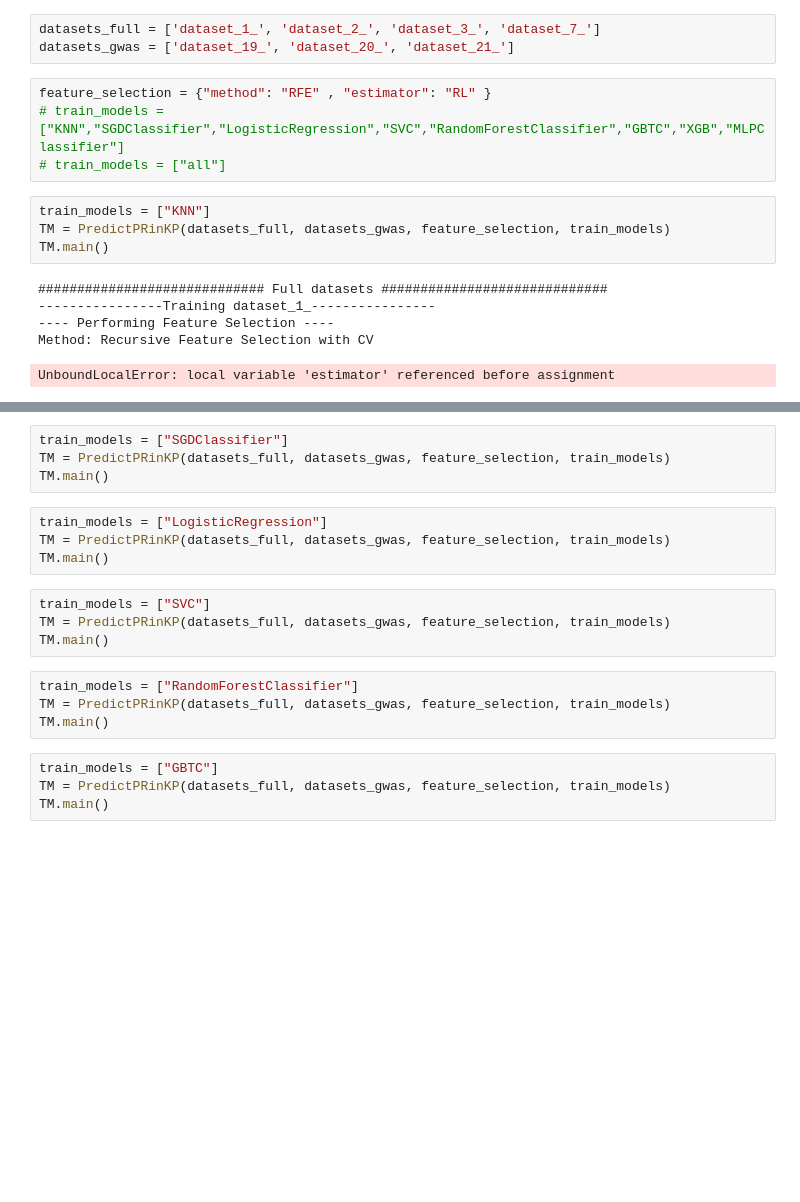
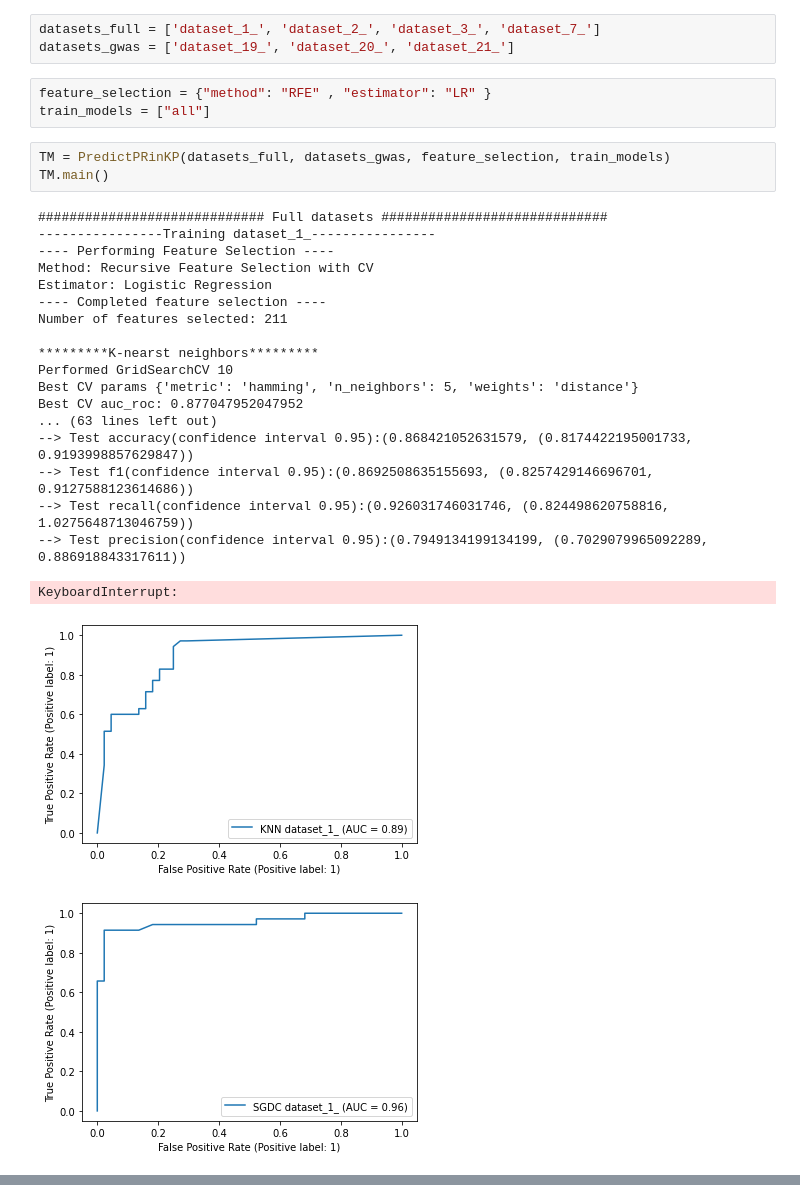
Before and after one commit to Arthurcrs/tcc_acrs, a Jupyter notebook: notebooks/RFE_RL.ipynb, the cells around one changed output, grey strips where cells are left out. Saved outputs shown, nothing was run; the diff lists cells and outputs as text; blank space fills up the shorter version.

```diff
--- a/notebooks/RFE_RL.ipynb
+++ b/notebooks/RFE_RL.ipynb
@@ -11,16 +11,29 @@ from TrainModels import *
 datasets_full = ['dataset_1_', 'dataset_2_', 'dataset_3_', 'dataset_7_']
 datasets_gwas = ['dataset_19_', 'dataset_20_', 'dataset_21_']
 # %%
-feature_selection = {"method": "RFE" , "estimator": "RL" }
-# train_models = ["KNN","SGDClassifier","LogisticRegression","SVC","RandomForestClassifier","GBTC","XGB","MLPClassifier"]
-# train_models = ["all"]
+feature_selection = {"method": "RFE" , "estimator": "LR" }
+train_models = ["all"]
 # %%
-train_models = ["KNN"]
 TM = PredictPRinKP(datasets_full, datasets_gwas, feature_selection, train_models)
 TM.main()
 # %% [output]
 ############################# Full datasets #############################
 ----------------Training dataset_1_----------------
 ---- Performing Feature Selection ----
 Method: Recursive Feature Selection with CV
+Estimator: Logistic Regression
+---- Completed feature selection ----
+Number of features selected: 211
+
+*********K-nearst neighbors*********
+Performed GridSearchCV 10
+Best CV params {'metric': 'hamming', 'n_neighbors': 5, 'weights': 'distance'}
+Best CV auc_roc: 0.877047952047952
+... (63 lines left out)
+--> Test accuracy(confidence interval 0.95):(0.868421052631579, (0.8174422195001733, 0.9193998857629847))
+--> Test f1(confidence interval 0.95):(0.8692508635155693, (0.8257429146696701, 0.9127588123614686))
+--> Test recall(confidence interval 0.95):(0.926031746031746, (0.824498620758816, 1.0275648713046759))
+--> Test precision(confidence interval 0.95):(0.7949134199134199, (0.7029079965092289, 0.886918843317611))
-UnboundLocalError: local variable 'estimator' referenced before assignment
+KeyboardInterrupt:
+[figure, added]
+[figure, added]
@@ -27,20 +43,0 @@ UnboundLocalError: local variable 'estimator' referenced before assignment
-# %%
-train_models = ["SGDClassifier"]
-TM = PredictPRinKP(datasets_full, datasets_gwas, feature_selection, train_models)
-TM.main()
-# %%
-train_models = ["LogisticRegression"]
-TM = PredictPRinKP(datasets_full, datasets_gwas, feature_selection, train_models)
-TM.main()
-# %%
-train_models = ["SVC"]
-TM = PredictPRinKP(datasets_full, datasets_gwas, feature_selection, train_models)
-TM.main()
-# %%
-train_models = ["RandomForestClassifier"]
-TM = PredictPRinKP(datasets_full, datasets_gwas, feature_selection, train_models)
-TM.main()
-# %%
-train_models = ["GBTC"]
-TM = PredictPRinKP(datasets_full, datasets_gwas, feature_selection, train_models)
-TM.main()
```
Also changed, not shown: parts of 3 cells of this notebook, 1 other file.
